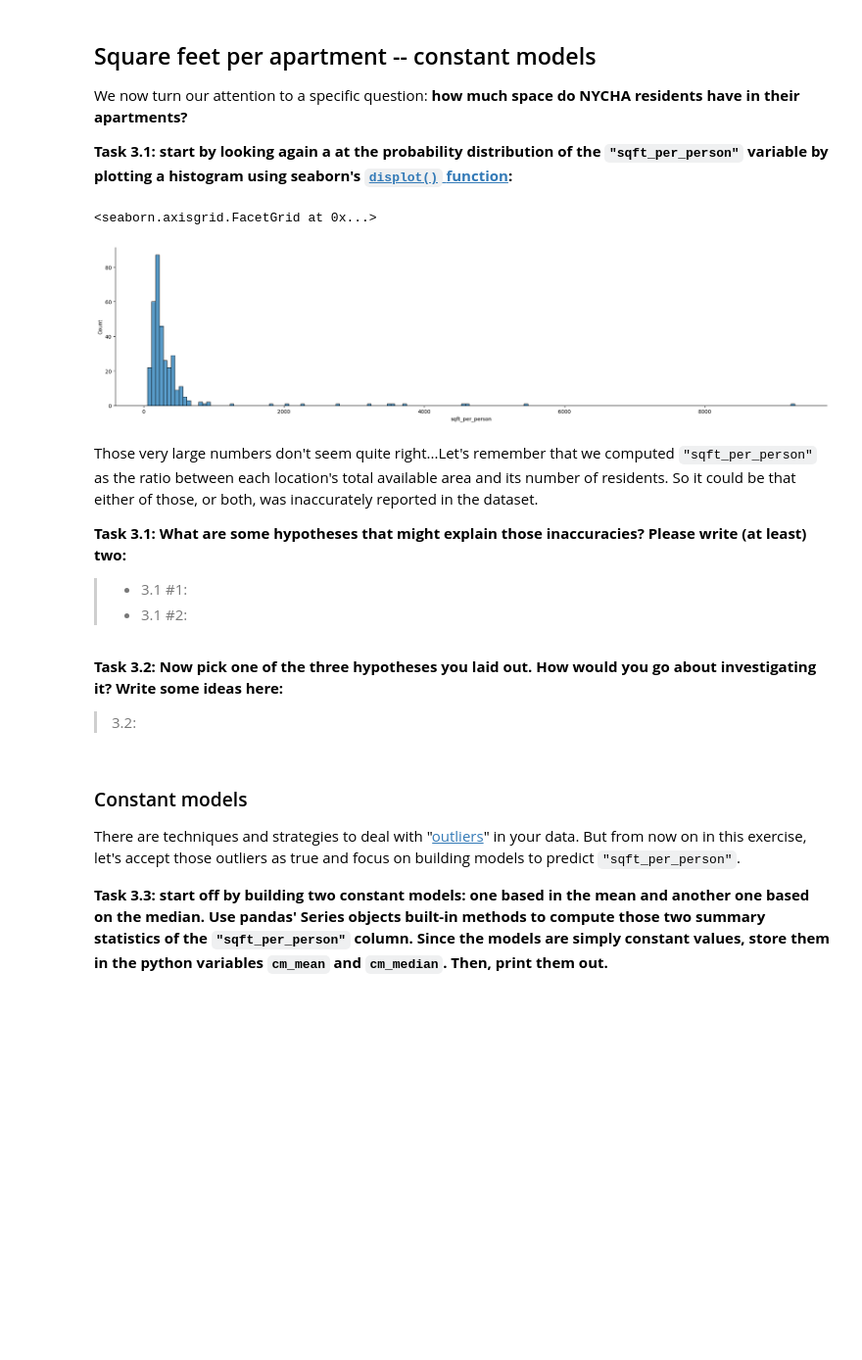
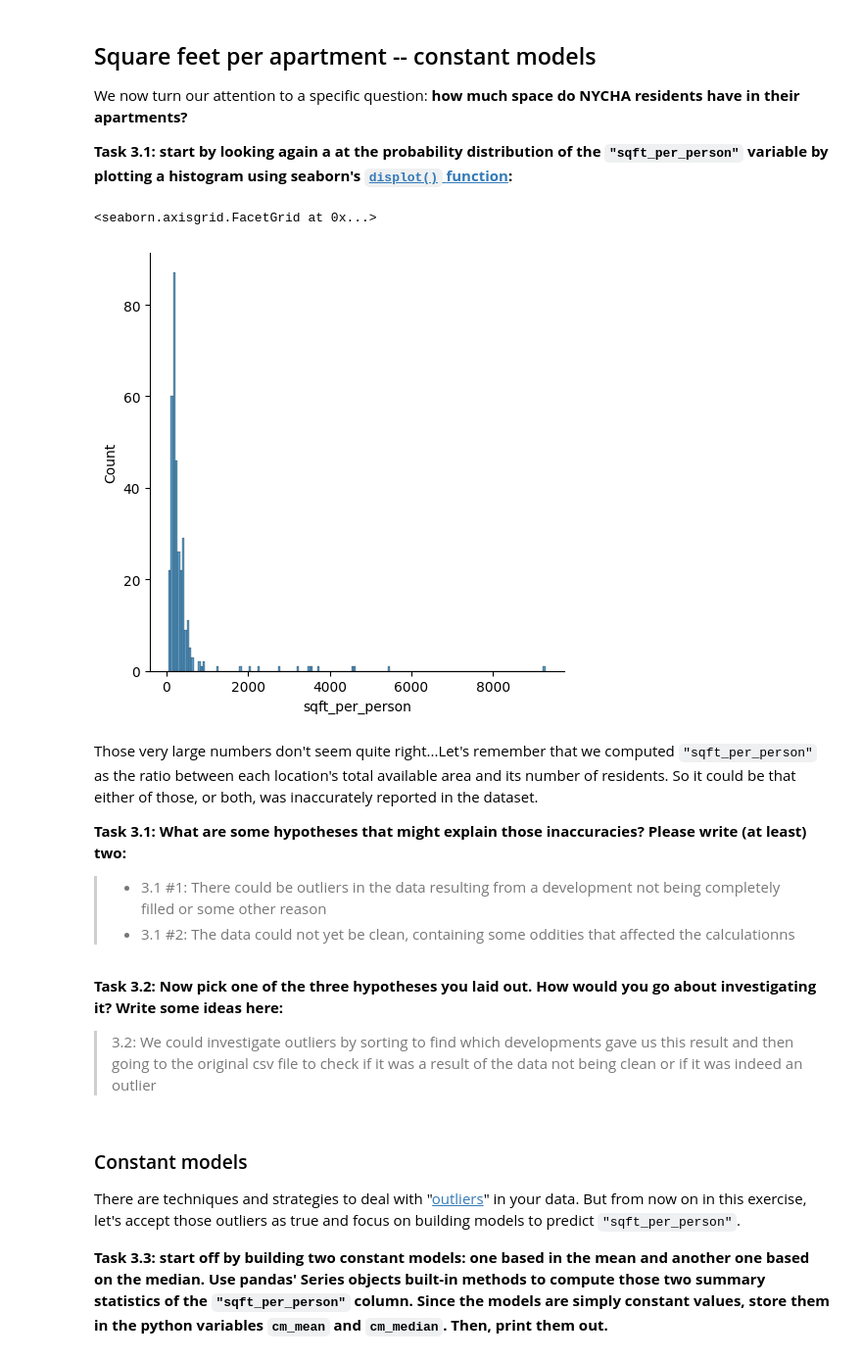
Before and after one commit to Jguan10/CS-39542, a Jupyter notebook: Programming Assignment 1/program01-template.ipynb, the cells around one changed output. Shown at 98% size. Cells and saved outputs as stored; diff of their text form; code cells hidden in the pictures; blank space fills up the shorter version.

```diff
--- a/Programming Assignment 1/program01-template.ipynb
+++ b/Programming Assignment 1/program01-template.ipynb
@@ -285,19 +290,20 @@ We now turn our attention to a specific question: **how much space do NYCHA resi
 **Task 3.1: start by looking again a at the probability distribution of the `"sqft_per_person"` variable by plotting a histogram using seaborn's [`displot()` function](https://seaborn.pydata.org/generated/seaborn.displot.html):**
 # %%
 # plot histogram of sqft_per_person
+sns.displot(nycha_df['sqft_per_person'])
 # %% [output]
 <seaborn.axisgrid.FacetGrid at 0x...>
-[figure, old version]
+[figure, new version]
 # %% [markdown]
 Those very large numbers don't seem quite right...Let's remember that we computed `"sqft_per_person"` as the ratio between each location's total available area and its number of residents. So it could be that either of those, or both, was inaccurately reported in the dataset.
 
 **Task 3.1: What are some hypotheses that might explain those inaccuracies? Please write (at least) two:**
 
-> - 3.1 #1:
-> - 3.1 #2:
+> - 3.1 #1: There could be outliers in the data resulting from a development not being completely filled or some other reason
+> - 3.1 #2: The data could not yet be clean, containing some oddities that affected the calculationns
 # %% [markdown]
 **Task 3.2: Now pick one of the three hypotheses you laid out. How would you go about investigating it? Write some ideas here:**
-> 3.2:
+> 3.2: We could investigate outliers by sorting to find which developments gave us this result and then going to the original csv file to check if it was a result of the data not being clean or if it was indeed an outlier
 # %% [markdown]
 ### Constant models
 There are techniques and strategies to deal with "[outliers](https://en.wikipedia.org/wiki/Outlier)" in your data. But from now on in this exercise, let's accept those outliers as true and focus on building models to predict `"sqft_per_person"`.
```
Also changed, not shown: parts of 16 cells of this notebook.
